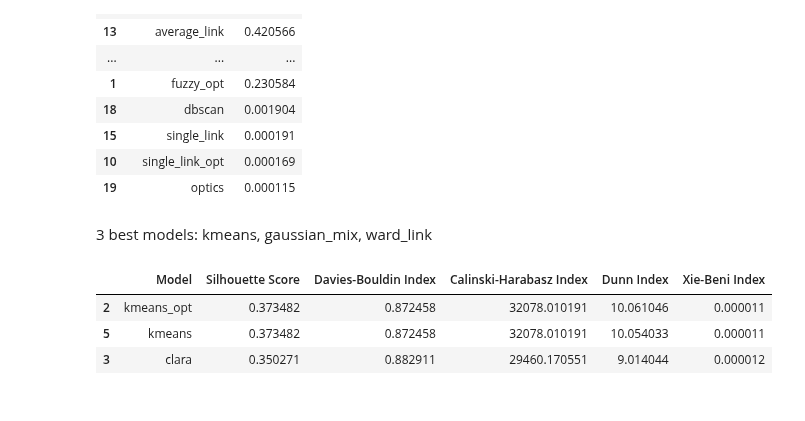
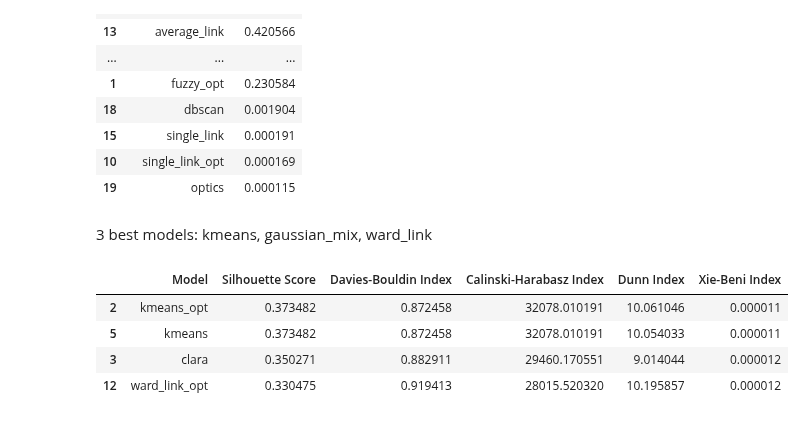
Before and after one commit to sarabreu/thesis_dev, a Jupyter notebook: 3_evaluation/clean_solar.ipynb, the cells around one changed output. Cells and saved outputs as stored; diff of their text form; code cells hidden in the pictures.

```diff
--- a/3_evaluation/clean_solar.ipynb
+++ b/3_evaluation/clean_solar.ipynb
@@ -257,9 +257,10 @@ ranked_models[['Model', 'Closeness']]
 # %% [markdown]
 3 best models: kmeans, gaussian_mix, ward_link
 # %%
-results_df.iloc[[2,5,3]]
+results_df.iloc[[2,5,3, 12]]
 # %% [output]
 |  | Model | Silhouette Score | Davies-Bouldin Index | Calinski-Harabasz Index | Dunn Index | Xie-Beni Index |
 | 2 | kmeans_opt | 0.373482 | 0.872458 | 32078.010191 | 10.061046 | 0.000011 |
 | 5 | kmeans | 0.373482 | 0.872458 | 32078.010191 | 10.054033 | 0.000011 |
 | 3 | clara | 0.350271 | 0.882911 | 29460.170551 | 9.014044 | 0.000012 |
+| 12 | ward_link_opt | 0.330475 | 0.919413 | 28015.520320 | 10.195857 | 0.000012 |
```
Also changed, not shown: 3 other files.
